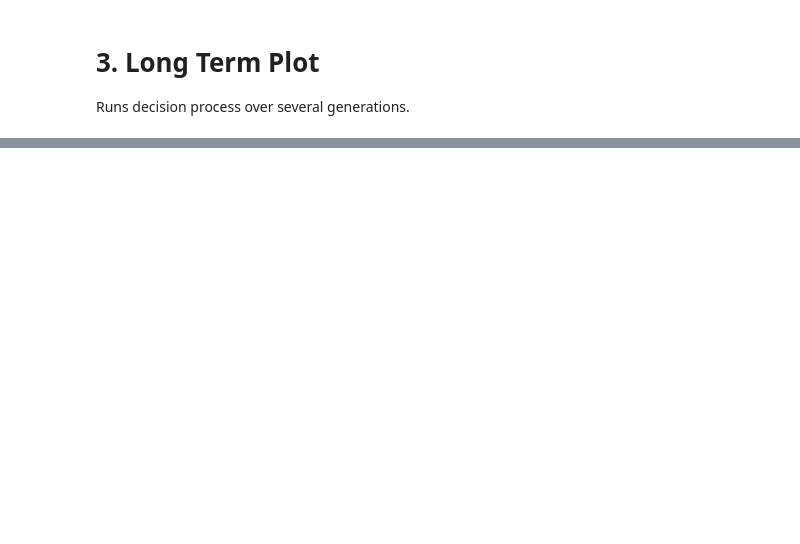
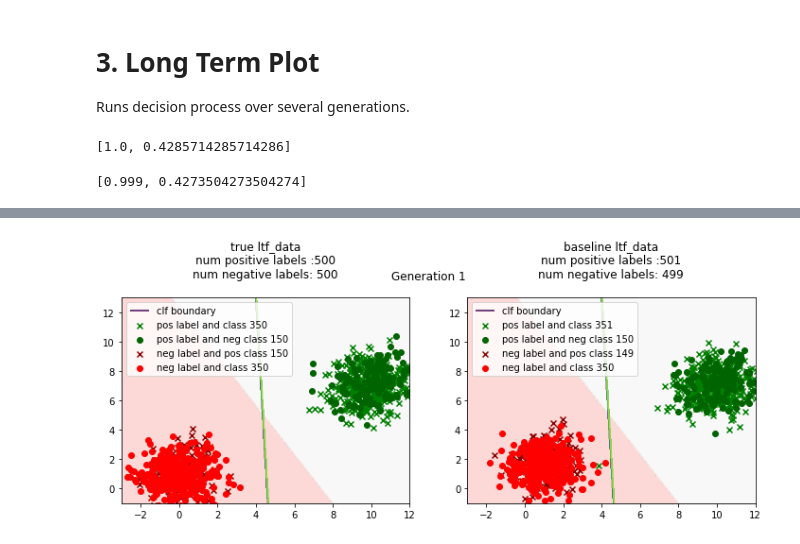
Before and after one commit to danilobr94/dynamic-aif-framework, a Jupyter notebook: examples/2_0_code_introduction.ipynb, the cells around one changed output, grey strips where cells are left out. Cells and saved outputs as stored; diff of their text form; code cells hidden in the pictures; blank space fills up the shorter version.

```diff
--- a/examples/2_0_code_introduction.ipynb
+++ b/examples/2_0_code_introduction.ipynb
@@ -55,7 +80,3 @@ clf = AifLongTermPrediction(clf=PrejudiceRemover(),
                             neg_class=0,
                             pos_label=1,
                             neg_label=0)
-# %%
-clf.fit(X,
-        X_sens,
-        y)
@@ -64,0 +83,6 @@ clf.predict(X,
+# %%
+# Fits clf to the data. In the background, X_t, X_sens_t and y_t are stacked into an aif360 data frame
+# and the fit method is called.
+clf.fit(X_new,
+        x_sens_new,
+        y_new)
@@ -90,0 +130,14 @@ l = LongTermFairnessPlot(generator,     # must implement .sample() function
+# %%
+# Runs one iteration with the true data.
+l.run_generation()
+# %% [output]
+[1.0, 0.4285714285714286]
+# %%
+# Run baseline generation (assuming all previous predictions to be positive)
+l.run_baseline_generation()
+# %% [output]
+[0.999, 0.4273504273504274]
+# %%
+# Plot the data points of the generation.
+l.plot_generation()
+# %% [output]
@@ -90,0 +145 @@ l = LongTermFairnessPlot(generator,     # must implement .sample() function
+[figure, added]
```
Also changed, not shown: parts of 19 cells of this notebook, 1 other file.
